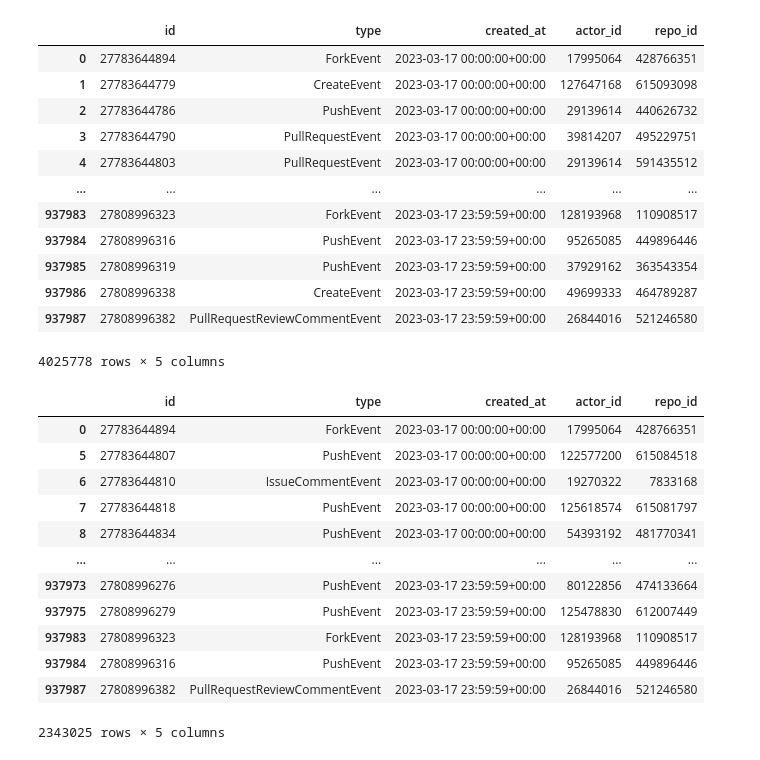
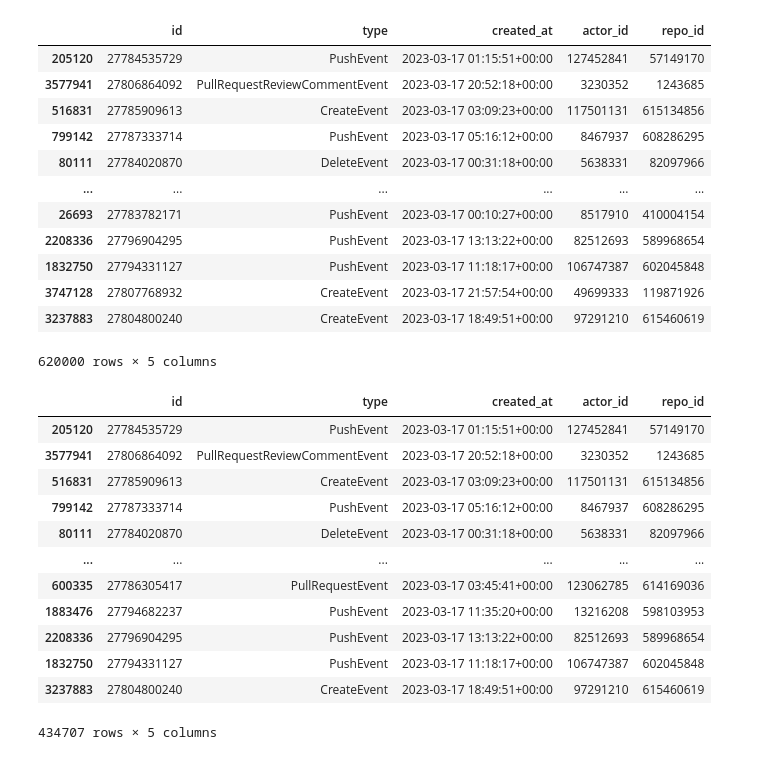
Before and after one commit to mrnabiz/github_user_segmentation, a Jupyter notebook: src/data_cleaning.ipynb, the cells around one changed output. Saved outputs shown, nothing was run; the diff lists cells and outputs as text; code cells hidden in the pictures.

Commit message:
dataframe size reduction

```diff
--- a/src/data_cleaning.ipynb
+++ b/src/data_cleaning.ipynb
@@ -6,43 +6,41 @@ import matplotlib.pyplot as plt
 import seaborn as sns
 # %%
 # Reading the raw dataframe
-
-raw_df = pd.read_csv('../data/raw/raw_df.csv', index_col=0)
+raw_df = pd.read_csv('../data/raw/raw_data.csv', index_col=0)
 raw_df
 # %% [output]
 |  | id | type | created_at | actor_id | repo_id |
-| 0 | 27783644894 | ForkEvent | 2023-03-17 00:00:00+00:00 | 17995064 | 428766351 |
-| 1 | 27783644779 | CreateEvent | 2023-03-17 00:00:00+00:00 | 127647168 | 615093098 |
-| 2 | 27783644786 | PushEvent | 2023-03-17 00:00:00+00:00 | 29139614 | 440626732 |
-| 3 | 27783644790 | PullRequestEvent | 2023-03-17 00:00:00+00:00 | 39814207 | 495229751 |
-| 4 | 27783644803 | PullRequestEvent | 2023-03-17 00:00:00+00:00 | 29139614 | 591435512 |
+| 205120 | 27784535729 | PushEvent | 2023-03-17 01:15:51+00:00 | 127452841 | 57149170 |
+| 3577941 | 27806864092 | PullRequestReviewCommentEvent | 2023-03-17 20:52:18+00:00 | 3230352 | 1243685 |
+| 516831 | 27785909613 | CreateEvent | 2023-03-17 03:09:23+00:00 | 117501131 | 615134856 |
+| 799142 | 27787333714 | PushEvent | 2023-03-17 05:16:12+00:00 | 8467937 | 608286295 |
+| 80111 | 27784020870 | DeleteEvent | 2023-03-17 00:31:18+00:00 | 5638331 | 82097966 |
 | ... | ... | ... | ... | ... | ... |
-| 937983 | 27808996323 | ForkEvent | 2023-03-17 23:59:59+00:00 | 128193968 | 110908517 |
-| 937984 | 27808996316 | PushEvent | 2023-03-17 23:59:59+00:00 | 95265085 | 449896446 |
-| 937985 | 27808996319 | PushEvent | 2023-03-17 23:59:59+00:00 | 37929162 | 363543354 |
-| 937986 | 27808996338 | CreateEvent | 2023-03-17 23:59:59+00:00 | 49699333 | 464789287 |
-| 937987 | 27808996382 | PullRequestReviewCommentEvent | 2023-03-17 23:59:59+00:00 | 26844016 | 521246580 |
+| 26693 | 27783782171 | PushEvent | 2023-03-17 00:10:27+00:00 | 8517910 | 410004154 |
+| 2208336 | 27796904295 | PushEvent | 2023-03-17 13:13:22+00:00 | 82512693 | 589968654 |
+| 1832750 | 27794331127 | PushEvent | 2023-03-17 11:18:17+00:00 | 106747387 | 602045848 |
+| 3747128 | 27807768932 | CreateEvent | 2023-03-17 21:57:54+00:00 | 49699333 | 119871926 |
+| 3237883 | 27804800240 | CreateEvent | 2023-03-17 18:49:51+00:00 | 97291210 | 615460619 |
-4025778 rows × 5 columns
+620000 rows × 5 columns
 # %%
 # Filter the data to remove the bot activities
-
 raw_df['count'] = raw_df.groupby('actor_id')['actor_id'].transform('count')
 filtered_df = raw_df.query("count >= 1 & count <= 30")
 filtered_df = filtered_df.drop('count', axis=1)
 filtered_df
 # %% [output]
 |  | id | type | created_at | actor_id | repo_id |
-| 0 | 27783644894 | ForkEvent | 2023-03-17 00:00:00+00:00 | 17995064 | 428766351 |
-| 5 | 27783644807 | PushEvent | 2023-03-17 00:00:00+00:00 | 122577200 | 615084518 |
-| 6 | 27783644810 | IssueCommentEvent | 2023-03-17 00:00:00+00:00 | 19270322 | 7833168 |
-| 7 | 27783644818 | PushEvent | 2023-03-17 00:00:00+00:00 | 125618574 | 615081797 |
-| 8 | 27783644834 | PushEvent | 2023-03-17 00:00:00+00:00 | 54393192 | 481770341 |
+| 205120 | 27784535729 | PushEvent | 2023-03-17 01:15:51+00:00 | 127452841 | 57149170 |
+| 3577941 | 27806864092 | PullRequestReviewCommentEvent | 2023-03-17 20:52:18+00:00 | 3230352 | 1243685 |
+| 516831 | 27785909613 | CreateEvent | 2023-03-17 03:09:23+00:00 | 117501131 | 615134856 |
+| 799142 | 27787333714 | PushEvent | 2023-03-17 05:16:12+00:00 | 8467937 | 608286295 |
+| 80111 | 27784020870 | DeleteEvent | 2023-03-17 00:31:18+00:00 | 5638331 | 82097966 |
 | ... | ... | ... | ... | ... | ... |
-| 937973 | 27808996276 | PushEvent | 2023-03-17 23:59:59+00:00 | 80122856 | 474133664 |
-| 937975 | 27808996279 | PushEvent | 2023-03-17 23:59:59+00:00 | 125478830 | 612007449 |
-| 937983 | 27808996323 | ForkEvent | 2023-03-17 23:59:59+00:00 | 128193968 | 110908517 |
-| 937984 | 27808996316 | PushEvent | 2023-03-17 23:59:59+00:00 | 95265085 | 449896446 |
-| 937987 | 27808996382 | PullRequestReviewCommentEvent | 2023-03-17 23:59:59+00:00 | 26844016 | 521246580 |
+| 600335 | 27786305417 | PullRequestEvent | 2023-03-17 03:45:41+00:00 | 123062785 | 614169036 |
+| 1883476 | 27794682237 | PushEvent | 2023-03-17 11:35:20+00:00 | 13216208 | 598103953 |
+| 2208336 | 27796904295 | PushEvent | 2023-03-17 13:13:22+00:00 | 82512693 | 589968654 |
+| 1832750 | 27794331127 | PushEvent | 2023-03-17 11:18:17+00:00 | 106747387 | 602045848 |
+| 3237883 | 27804800240 | CreateEvent | 2023-03-17 18:49:51+00:00 | 97291210 | 615460619 |
-2343025 rows × 5 columns
+434707 rows × 5 columns
 # %%
 # Pivot the data to the count of event for clustering
```
Also changed, not shown: parts of 4 cells of this notebook, 12 other files.
